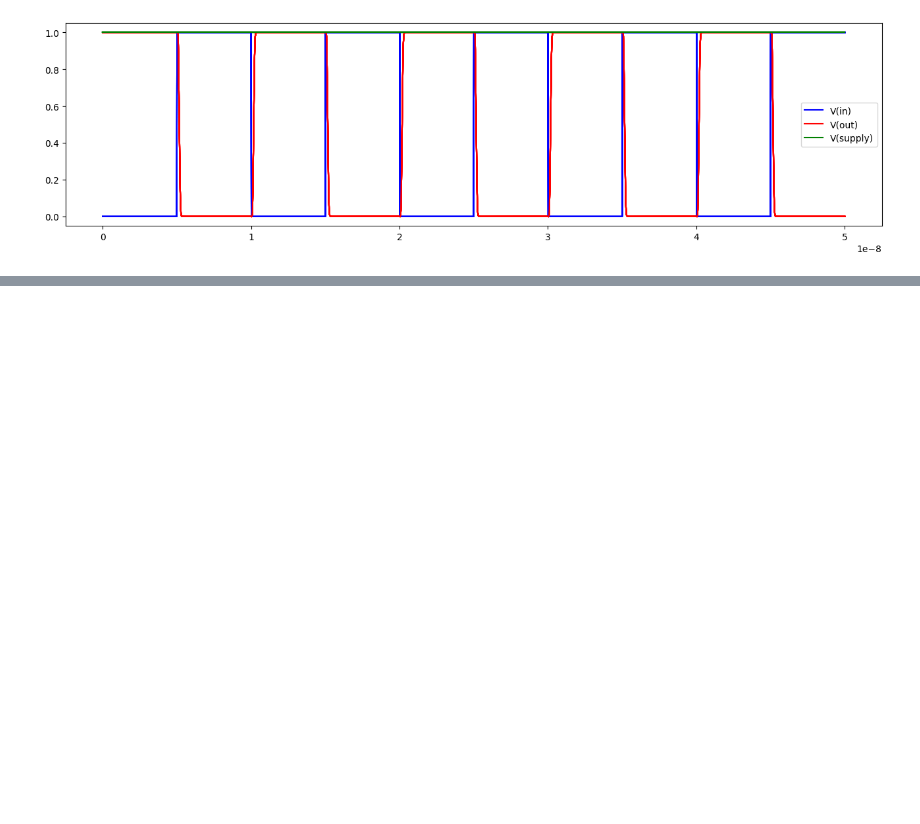
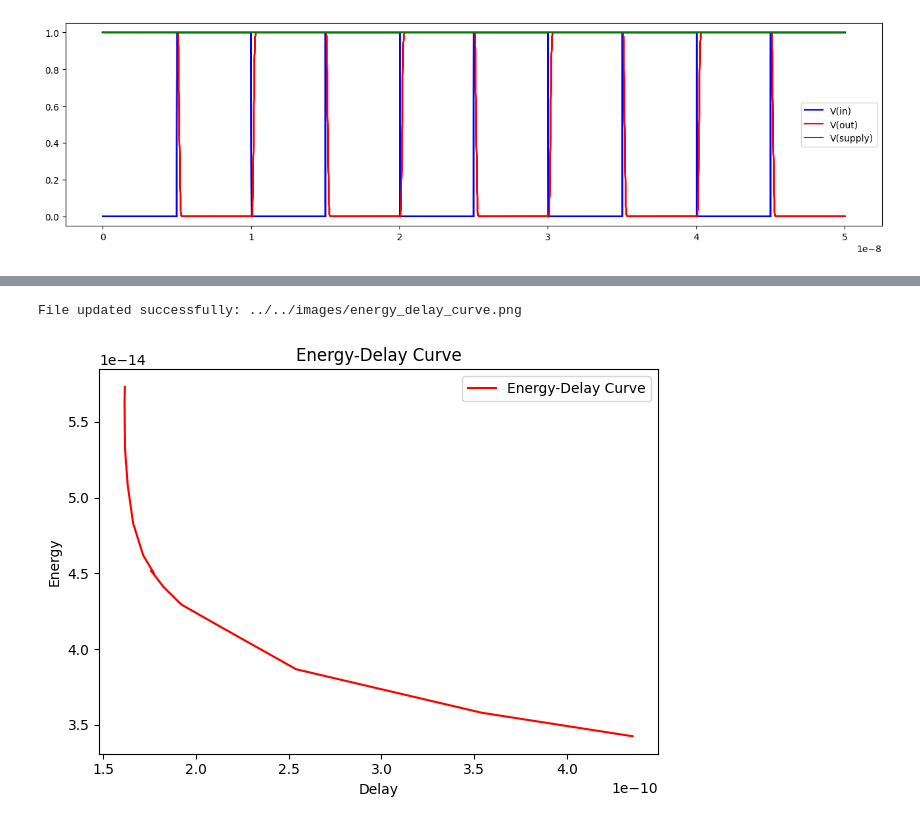
Before and after one commit to gubbriaco/buffer-analysis, a Jupyter notebook: python/buffer-analysis/buffer_analysis.ipynb, the cells around one changed output, grey strips where cells are left out. Drawn from its saved outputs; the diff is of its cells as text; code cells hidden in the pictures; blank space fills up the shorter version.

```diff
--- a/python/buffer-analysis/buffer_analysis.ipynb
+++ b/python/buffer-analysis/buffer_analysis.ipynb
@@ -489,0 +609,31 @@ File updated successfully: ../../images/comparative_analysis.png
+# %%
+buffer_optimized_log_file_path = f"./{buffer_optimized_log}"
+
+with open(buffer_optimized_log_file_path, "r") as file:
+    content = file.read()
+
+energy_connected_buffer_optimized_data = re.search(energy_connected_pattern, content, re.DOTALL).group(1)
+rise_delay_connected_buffer_optimized_data = re.search(rise_delay_connected_pattern, content, re.DOTALL).group(1)
+fall_delay_connected_buffer_optimized_data = re.search(fall_delay_connected_pattern, content, re.DOTALL).group(1)
+
+energy_connected_buffer_optimized_lines = energy_connected_buffer_optimized_data.strip().split('\n')[1:]
+rise_delay_connected_buffer_optimized_lines = rise_delay_connected_buffer_optimized_data.strip().split('\n')[1:]
+fall_delay_connected_buffer_optimized_lines = fall_delay_connected_buffer_optimized_data.strip().split('\n')[1:]
+
+energy_connected_buffer_optimized = [float(line.split('\t')[1]) for line in energy_connected_buffer_optimized_lines]
+energy_connected_buffer_optimized = [abs(energy) for energy in energy_connected_buffer_optimized]
+rise_delay_connected_buffer_optimized = [float(line.split('\t')[1]) for line in rise_delay_connected_buffer_optimized_lines]
+fall_delay_connected_buffer_optimized = [float(line.split('\t')[1]) for line in fall_delay_connected_buffer_optimized_lines]
+delay_connected_buffer_optimized = rise_delay_connected_buffer_optimized
+# %%
+plt.plot(delay_connected_buffer_optimized, energy_connected_buffer_optimized, color='red')
+plt.xlabel('Delay'); plt.ylabel('Energy'); plt.title('Energy-Delay Curve')
+plt.tight_layout()
+plt.legend(["Energy-Delay Curve"])
+energy_delay_curve_path_image = os.path.join(images, "energy_delay_curve.png")
+check_image(energy_delay_curve_path_image)
+plt.savefig(energy_delay_curve_path_image)
+plt.show()
+# %% [output]
+File updated successfully: ../../images/energy_delay_curve.png
+[figure, added]
```
Also changed, not shown: parts of 25 cells of this notebook, 34 other files.
